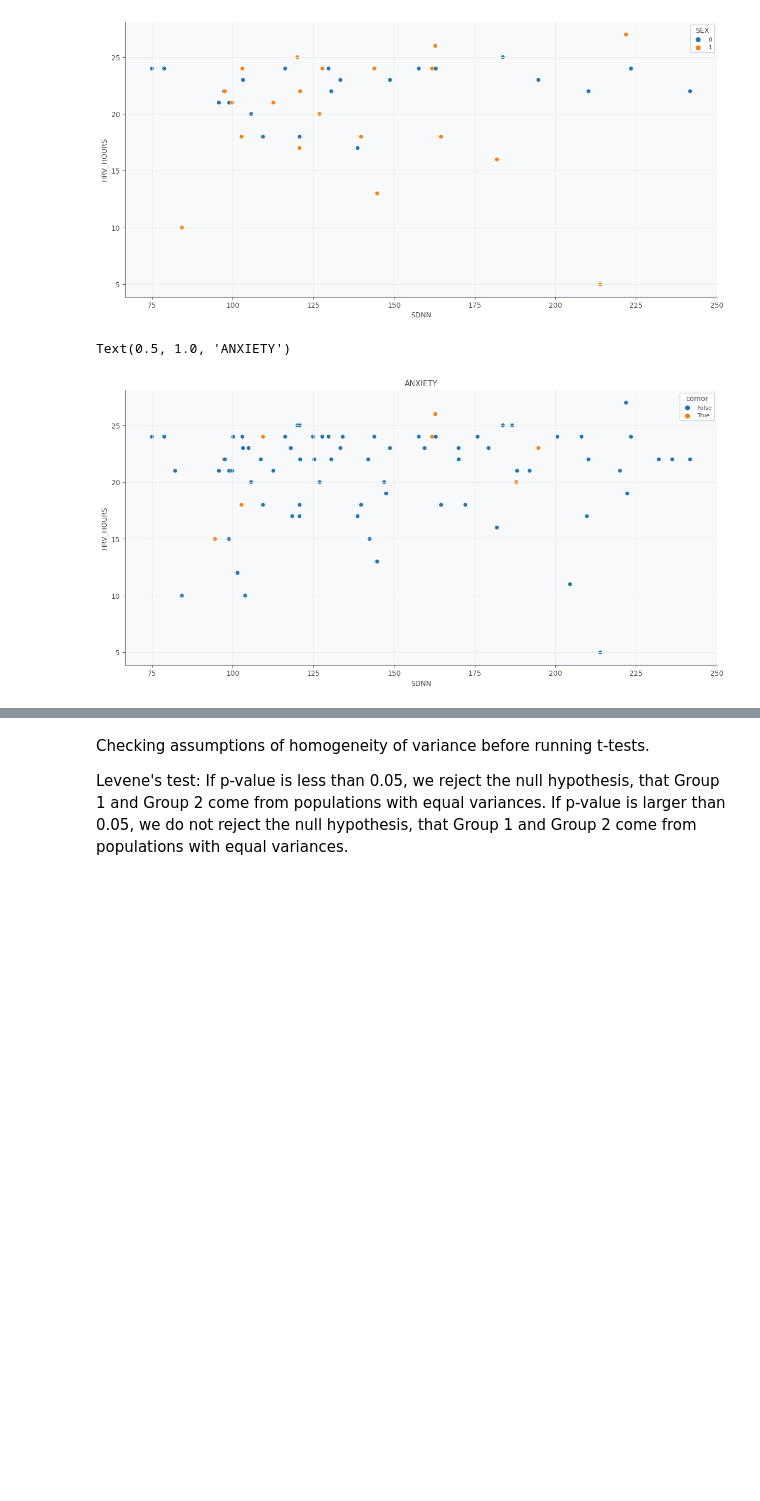
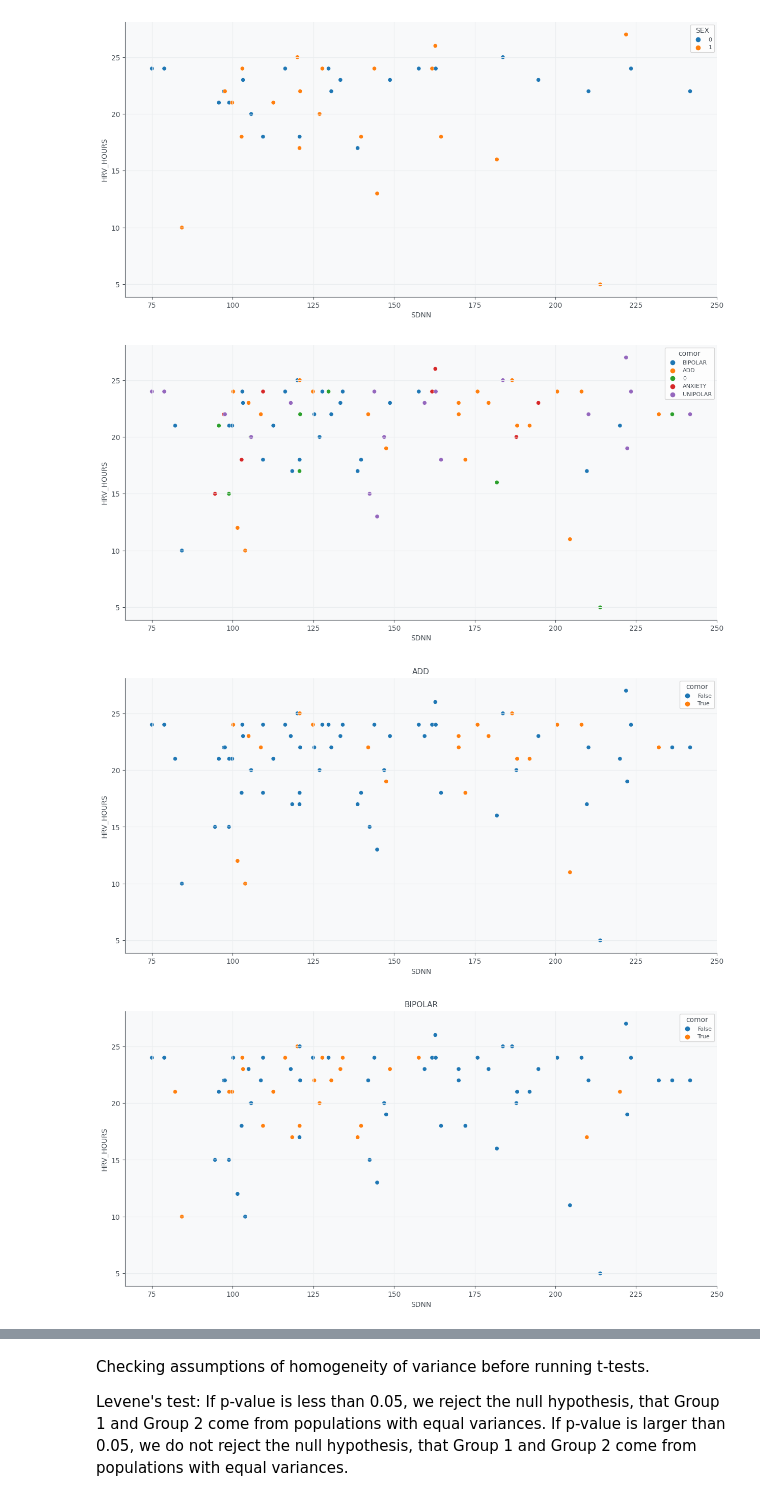
Before and after one commit to GacildaAnne/Thesis-ADHD-HRV, a Jupyter notebook: Thesis_code.ipynb, the cells around one changed output, grey strips where cells are left out. Cells and saved outputs as stored; diff of their text form; code cells hidden in the pictures; blank space fills up the shorter version.

Commit message:
plots for appendix

```diff
--- a/Thesis_code.ipynb
+++ b/Thesis_code.ipynb
@@ -487,24 +487,45 @@ sns.scatterplot(x=control['SDNN'], y=control['HRV_HOURS'], hue=control['SEX'], l
 # %%
 # Try to plot comorbidities.
 patient_info = patient_info[patient_info['HRV']==1]
 patient_info = patient_info[["ID", "SEX", "AGE", "ADHD", "HRV", "HRV_TIME", "HRV_HOURS", "ADD", "BIPOLAR", "UNIPOLAR", "ANXIETY"]]
 
 conditions = [
     (patient_info["ADD"] == 1),
     (patient_info["BIPOLAR"] == 1),
     (patient_info["UNIPOLAR"] == 1),
     (patient_info["ANXIETY"] == 1)
 ]
 
 co = ["ADD", "BIPOLAR", "UNIPOLAR", "ANXIETY"]
 
 HRV_df["comor"] = np.select(conditions, co)
 
 # Scatterplot. SDNN on x-axis, HRV_HOURS on y-axis
 fig, ax = plt.subplots(figsize=(15, 7))
 
-sns.scatterplot(x=HRV_df['SDNN'], y=HRV_df['HRV_HOURS'], hue=HRV_df['comor']== "ANXIETY", legend='full', ax=ax)
+sns.scatterplot(x=HRV_df['SDNN'], y=HRV_df['HRV_HOURS'], hue=HRV_df['comor'], legend='full', ax=ax)
+plt.show()
+
+fig, ax = plt.subplots(figsize=(15, 7))
+sns.scatterplot(x=HRV_df['SDNN'], y=HRV_df['HRV_HOURS'], hue=HRV_df['comor']=="ADD", legend='full', ax=ax)
+plt.title("ADD")
+plt.show()
+
+fig, ax = plt.subplots(figsize=(15, 7))
+sns.scatterplot(x=HRV_df['SDNN'], y=HRV_df['HRV_HOURS'], hue=HRV_df['comor']=="BIPOLAR", legend='full', ax=ax)
+plt.title("BIPOLAR")
+plt.show()
+
+fig, ax = plt.subplots(figsize=(15, 7))
+sns.scatterplot(x=HRV_df['SDNN'], y=HRV_df['HRV_HOURS'], hue=HRV_df['comor']=="UNIPOLAR", legend='full', ax=ax)
+plt.title("UNIPOLAR")
+plt.show()
+
+fig, ax = plt.subplots(figsize=(15, 7))
+sns.scatterplot(x=HRV_df['SDNN'], y=HRV_df['HRV_HOURS'], hue=HRV_df['comor']=="ANXIETY", legend='full', ax=ax)
 plt.title("ANXIETY")
+plt.show()
 # %% [output]
-Text(0.5, 1.0, 'ANXIETY')
-[figure, old version]
+[figure, new version]
+[figure, added]
+[figure, added]
```
Also changed, not shown: parts of 2 cells of this notebook.
